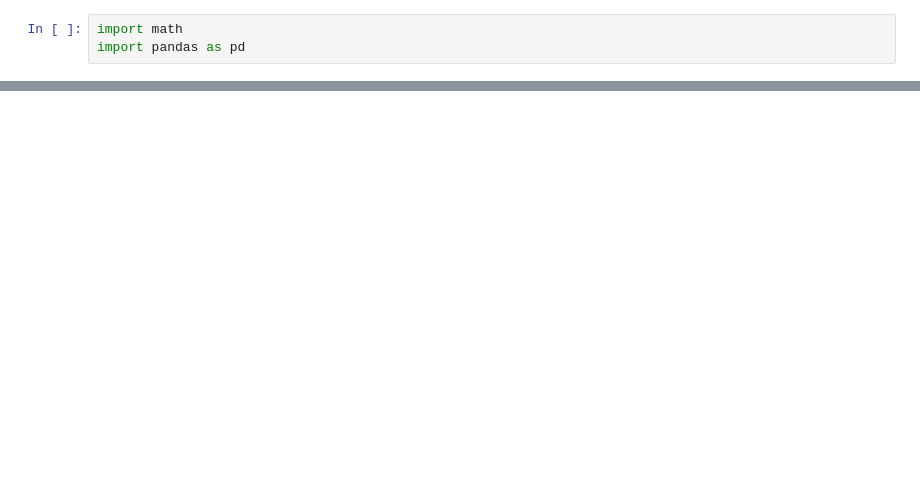
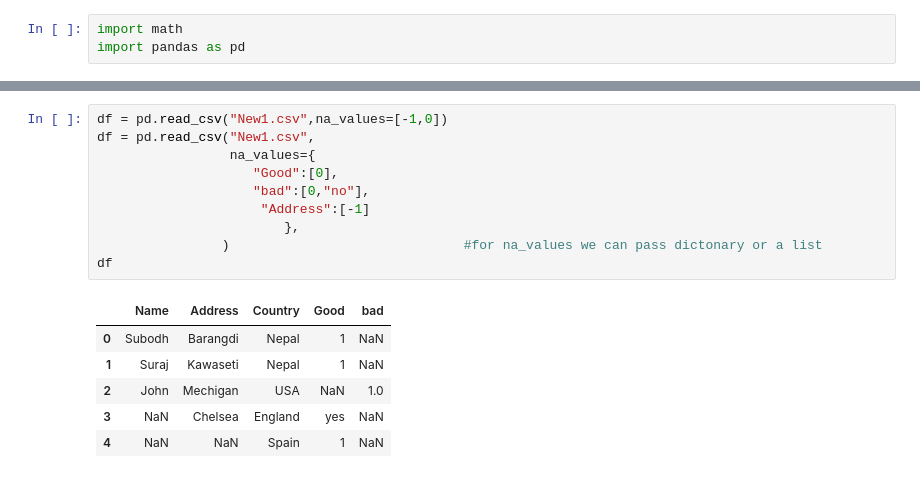
Before and after one commit to Subodhghimire99/Python-padndas, a Jupyter notebook: Trying_pandas_3.ipynb, the cells around one changed output, grey strips where cells are left out. Cells and saved outputs as stored; diff of their text form; blank space fills up the shorter version.

```diff
--- a/Trying_pandas_3.ipynb
+++ b/Trying_pandas_3.ipynb
@@ -26,0 +34,17 @@ AttributeError: 'Series' object has no attribute 'NaN'
+# %%
+df = pd.read_csv("New1.csv",na_values=[-1,0])
+df = pd.read_csv("New1.csv",
+                 na_values={
+                    "Good":[0],
+                    "bad":[0,"no"],
+                     "Address":[-1]
+                        },
+                )                              #for na_values we can pass dictonary or a list
+df
+# %% [output]
+|  | Name | Address | Country | Good | bad |
+| 0 | Subodh | Barangdi | Nepal | 1 | NaN |
+| 1 | Suraj | Kawaseti | Nepal | 1 | NaN |
+| 2 | John | Mechigan | USA | NaN | 1.0 |
+| 3 | NaN | Chelsea | England | yes | NaN |
+| 4 | NaN | NaN | Spain | 1 | NaN |
```
Also changed, not shown: parts of 7 cells of this notebook, 4 other files.
